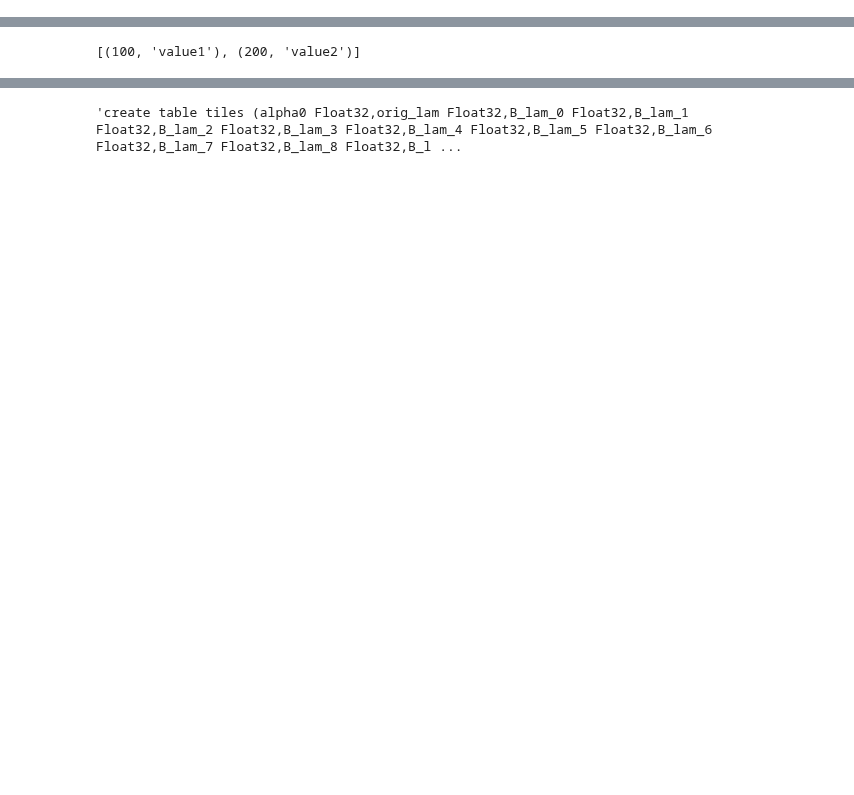
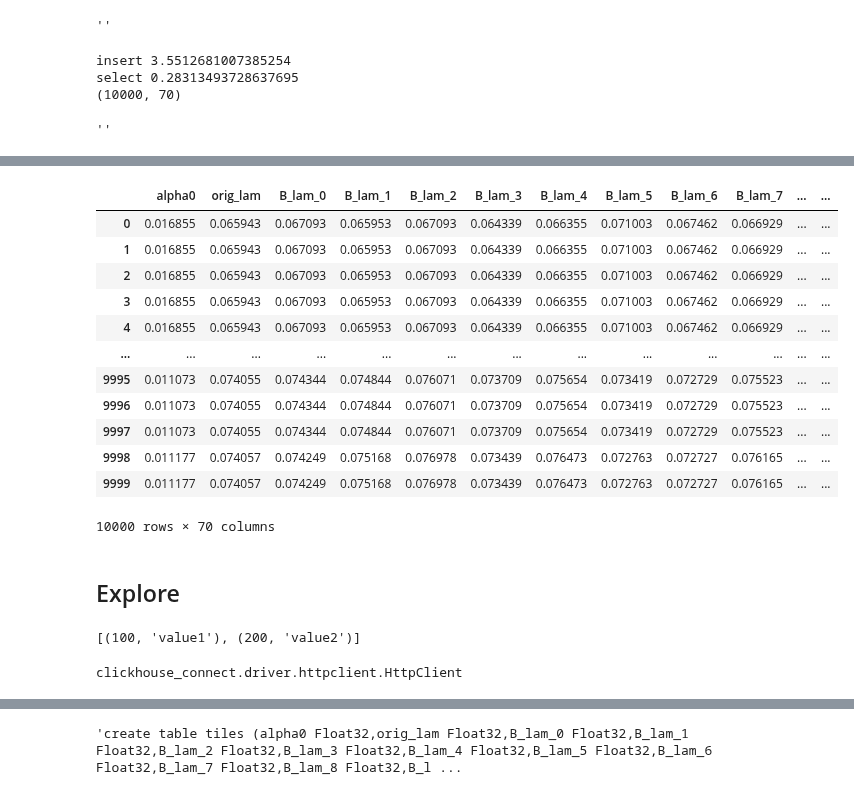
Before and after one commit to Confirm-Solutions/confirmasaurus, a Jupyter notebook: research/cloud_explore/clickhouse/test.ipynb, the cells around one changed output, grey strips where cells are left out. Saved outputs shown, nothing was run; the diff lists cells and outputs as text; code cells hidden in the pictures; blank space fills up the shorter version.

Commit message:
Clickhouse backend.

```diff
--- a/research/cloud_explore/clickhouse/test.ipynb
+++ b/research/cloud_explore/clickhouse/test.ipynb
@@ -14,0 +22,33 @@ client = clickhouse_connect.get_client(
+# %%
+client.command('drop table tiles0')
+client.command('drop table tiles_reject')
+# %% [output]
+''
+# %%
+for i in range(1):
+    start = time.time()
+    query = (
+        f"create table tiles{i} ("
+        + ",".join([f"{c} Float32" for c in df.columns])
+        + ") engine = MergeTree() order by id"
+    )
+    client.command(query)
+    client.insert_df(f"tiles{i}", df[:100000])
+    print('insert', time.time() - start)
+    start = time.time()
+    sel_df = client.query_df(f"select * from tiles{i} order by orig_lam limit 10000")
+    print('select', time.time() - start)
+    print(sel_df.shape)
+# %% [output]
+insert 3.5512681007385254
+select 0.28313493728637695
+(10000, 70)
+# %%
+query = (
+    f"create table tiles_reject ("
+    + ",".join([f"{c} Float32" for c in df.columns])
+    + ") engine = MergeTree() order by id"
+)
+client.command(query)
+# %% [output]
+''
@@ -14,0 +57,11 @@ client = clickhouse_connect.get_client(
+# %%
+%%time
+client.query_df(f"""
+select * from tiles0
+    where id not in (
+        select id from tiles_reject
+    )
+    order by orig_lam
+    limit 10000
+""")
+# %% [output]
@@ -15,3 +70,18 @@ client = clickhouse_connect.get_client(
+|  | alpha0 | orig_lam | B_lam_0 | B_lam_1 | B_lam_2 | B_lam_3 | B_lam_4 | B_lam_5 | B_lam_6 | B_lam_7 | ... | ... |
+| 0 | 0.016855 | 0.065943 | 0.067093 | 0.065953 | 0.067093 | 0.064339 | 0.066355 | 0.071003 | 0.067462 | 0.066929 | ... | ... |
+| 1 | 0.016855 | 0.065943 | 0.067093 | 0.065953 | 0.067093 | 0.064339 | 0.066355 | 0.071003 | 0.067462 | 0.066929 | ... | ... |
+| 2 | 0.016855 | 0.065943 | 0.067093 | 0.065953 | 0.067093 | 0.064339 | 0.066355 | 0.071003 | 0.067462 | 0.066929 | ... | ... |
+| 3 | 0.016855 | 0.065943 | 0.067093 | 0.065953 | 0.067093 | 0.064339 | 0.066355 | 0.071003 | 0.067462 | 0.066929 | ... | ... |
+| 4 | 0.016855 | 0.065943 | 0.067093 | 0.065953 | 0.067093 | 0.064339 | 0.066355 | 0.071003 | 0.067462 | 0.066929 | ... | ... |
+| ... | ... | ... | ... | ... | ... | ... | ... | ... | ... | ... | ... | ... |
+| 9995 | 0.011073 | 0.074055 | 0.074344 | 0.074844 | 0.076071 | 0.073709 | 0.075654 | 0.073419 | 0.072729 | 0.075523 | ... | ... |
+| 9996 | 0.011073 | 0.074055 | 0.074344 | 0.074844 | 0.076071 | 0.073709 | 0.075654 | 0.073419 | 0.072729 | 0.075523 | ... | ... |
+| 9997 | 0.011073 | 0.074055 | 0.074344 | 0.074844 | 0.076071 | 0.073709 | 0.075654 | 0.073419 | 0.072729 | 0.075523 | ... | ... |
+| 9998 | 0.011177 | 0.074057 | 0.074249 | 0.075168 | 0.076978 | 0.073439 | 0.076473 | 0.072763 | 0.072727 | 0.076165 | ... | ... |
+| 9999 | 0.011177 | 0.074057 | 0.074249 | 0.075168 | 0.076978 | 0.073439 | 0.076473 | 0.072763 | 0.072727 | 0.076165 | ... | ... |
+10000 rows × 70 columns
+# %% [markdown]
+## Explore
 # %%
 client.command("CREATE TABLE test_table (key UInt16, value String) ENGINE Memory")
 data = [[100, "value1"], [200, "value2"]]
@@ -25,0 +99,4 @@ df = pd.read_parquet("./dbtest.parquet")
+# %%
+type(client)
+# %% [output]
+clickhouse_connect.driver.httpclient.HttpClient
```
Also changed, not shown: parts of 9 cells of this notebook, 10 other files.
